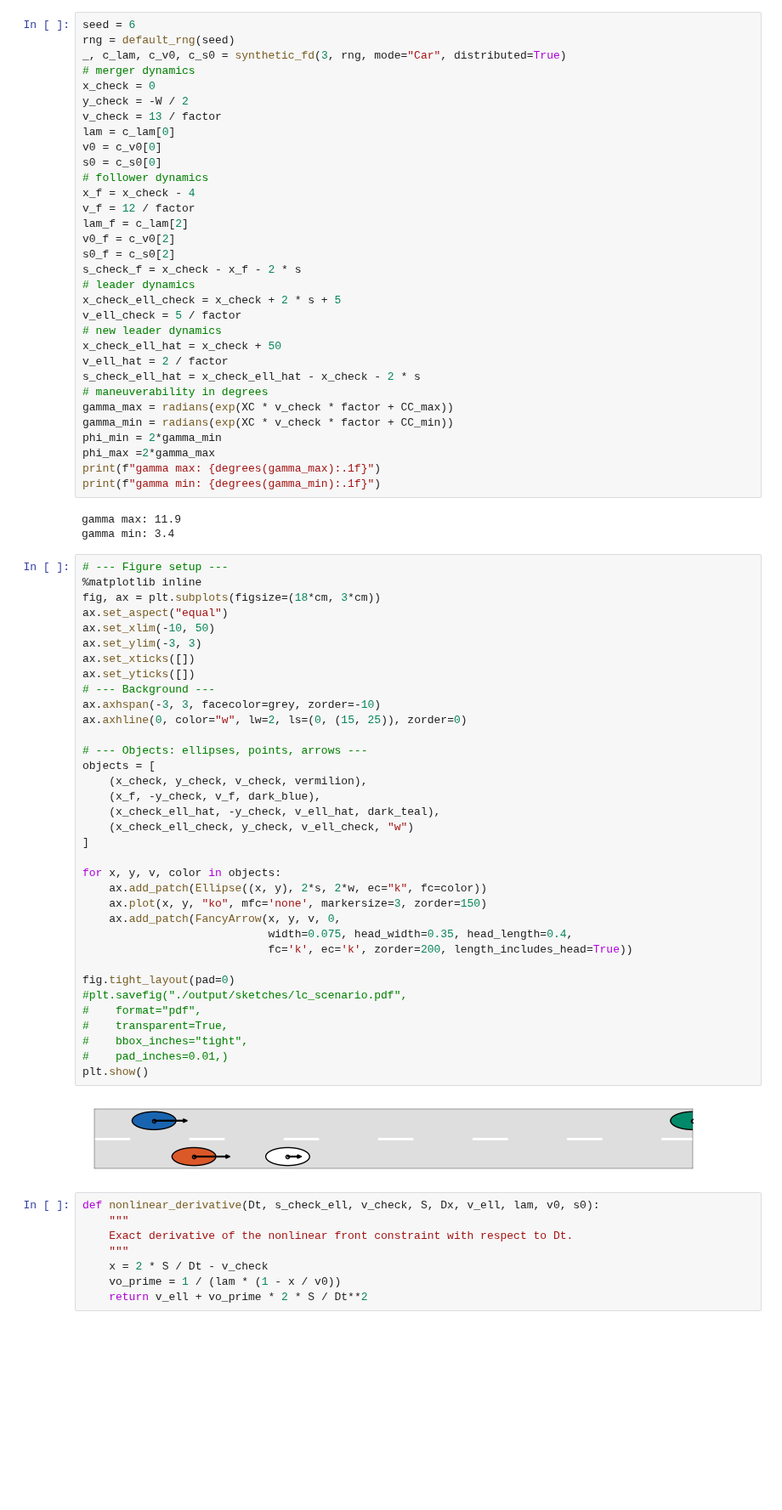
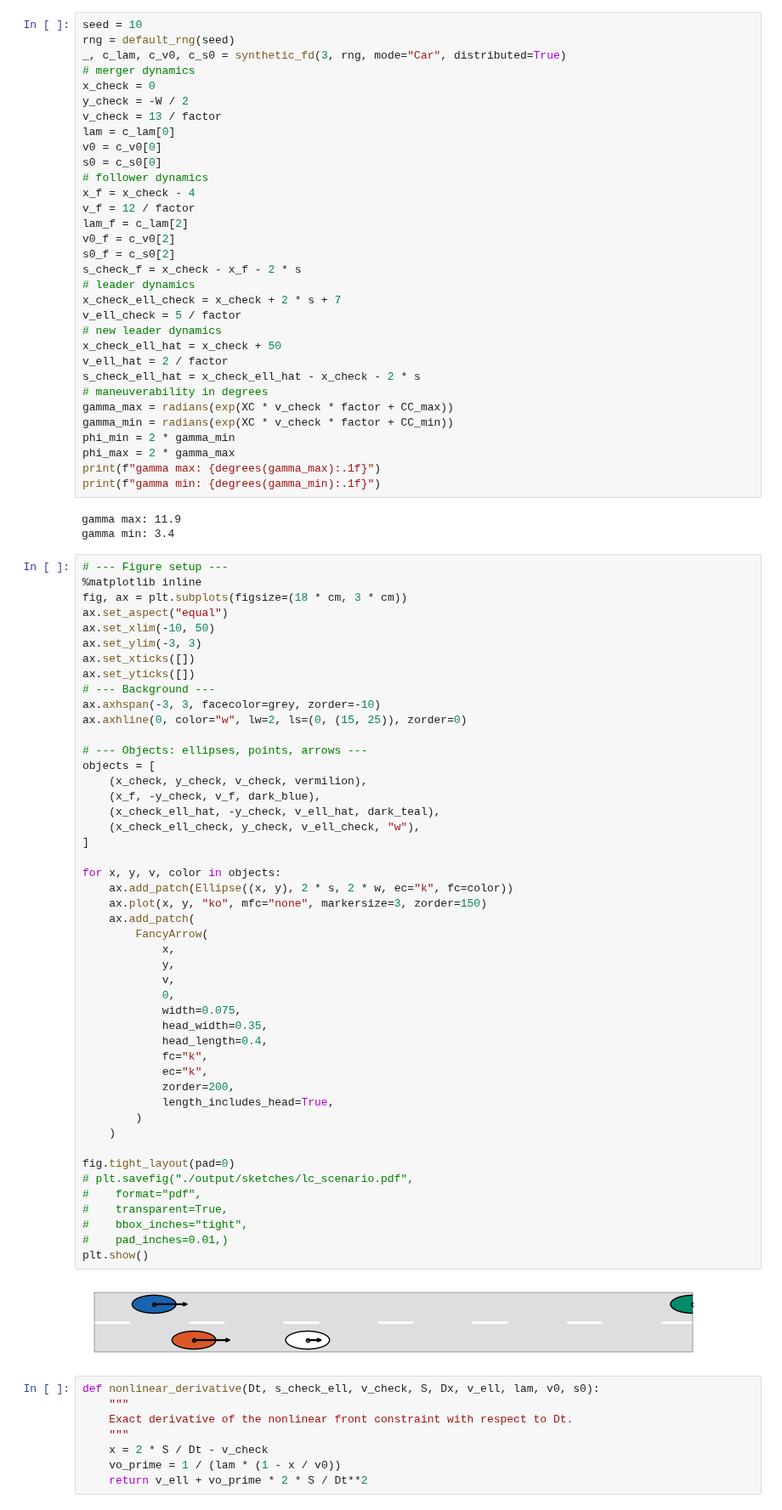
Before and after one commit to EPFL-ENAC/LUTS-pneuma-simulator, a Jupyter notebook: notebooks/discrete.ipynb, the cells around one changed output. Shown at 85% size. Drawn from its saved outputs; the diff is of its cells as text; blank space fills up the shorter version.

```diff
--- a/notebooks/discrete.ipynb
+++ b/notebooks/discrete.ipynb
@@ -473,7 +459,7 @@ def pet(
 # %% [markdown]
 ## Example scenario
 # %%
-seed = 6
+seed = 10
 rng = default_rng(seed)
 _, c_lam, c_v0, c_s0 = synthetic_fd(3, rng, mode="Car", distributed=True)
 # merger dynamics
@@ -491,7 +477,7 @@ v0_f = c_v0[2]
 s0_f = c_s0[2]
 s_check_f = x_check - x_f - 2 * s
 # leader dynamics
-x_check_ell_check = x_check + 2 * s + 5
+x_check_ell_check = x_check + 2 * s + 7
 v_ell_check = 5 / factor
 # new leader dynamics
 x_check_ell_hat = x_check + 50
@@ -500,8 +486,8 @@ s_check_ell_hat = x_check_ell_hat - x_check - 2 * s
 # maneuverability in degrees
 gamma_max = radians(exp(XC * v_check * factor + CC_max))
 gamma_min = radians(exp(XC * v_check * factor + CC_min))
-phi_min = 2*gamma_min
-phi_max =2*gamma_max
+phi_min = 2 * gamma_min
+phi_max = 2 * gamma_max
 print(f"gamma max: {degrees(gamma_max):.1f}")
 print(f"gamma min: {degrees(gamma_min):.1f}")
 # %% [output]
@@ -510,40 +496,52 @@ gamma min: 3.4
 # %%
 # --- Figure setup ---
 %matplotlib inline
-fig, ax = plt.subplots(figsize=(18*cm, 3*cm))
+fig, ax = plt.subplots(figsize=(18 * cm, 3 * cm))
 ax.set_aspect("equal")
 ax.set_xlim(-10, 50)
 ax.set_ylim(-3, 3)
 ax.set_xticks([])
 ax.set_yticks([])
 # --- Background ---
 ax.axhspan(-3, 3, facecolor=grey, zorder=-10)
 ax.axhline(0, color="w", lw=2, ls=(0, (15, 25)), zorder=0)
 
 # --- Objects: ellipses, points, arrows ---
 objects = [
     (x_check, y_check, v_check, vermilion),
     (x_f, -y_check, v_f, dark_blue),
     (x_check_ell_hat, -y_check, v_ell_hat, dark_teal),
-    (x_check_ell_check, y_check, v_ell_check, "w")
+    (x_check_ell_check, y_check, v_ell_check, "w"),
 ]
 
 for x, y, v, color in objects:
-    ax.add_patch(Ellipse((x, y), 2*s, 2*w, ec="k", fc=color))
-    ax.plot(x, y, "ko", mfc='none', markersize=3, zorder=150)
-    ax.add_patch(FancyArrow(x, y, v, 0,
-                            width=0.075, head_width=0.35, head_length=0.4,
-                            fc='k', ec='k', zorder=200, length_includes_head=True))
+    ax.add_patch(Ellipse((x, y), 2 * s, 2 * w, ec="k", fc=color))
+    ax.plot(x, y, "ko", mfc="none", markersize=3, zorder=150)
+    ax.add_patch(
+        FancyArrow(
+            x,
+            y,
+            v,
+            0,
+            width=0.075,
+            head_width=0.35,
+            head_length=0.4,
+            fc="k",
+            ec="k",
+            zorder=200,
+            length_includes_head=True,
+        )
+    )
 
 fig.tight_layout(pad=0)
-#plt.savefig("./output/sketches/lc_scenario.pdf",
+# plt.savefig("./output/sketches/lc_scenario.pdf",
 #    format="pdf",
 #    transparent=True,
 #    bbox_inches="tight",
 #    pad_inches=0.01,)
 plt.show()
 # %% [output]
-[figure, old version]
+[figure, new version]
 # %%
 def nonlinear_derivative(Dt, s_check_ell, v_check, S, Dx, v_ell, lam, v0, s0):
     """
```
Also changed, not shown: parts of 23 cells of this notebook.
